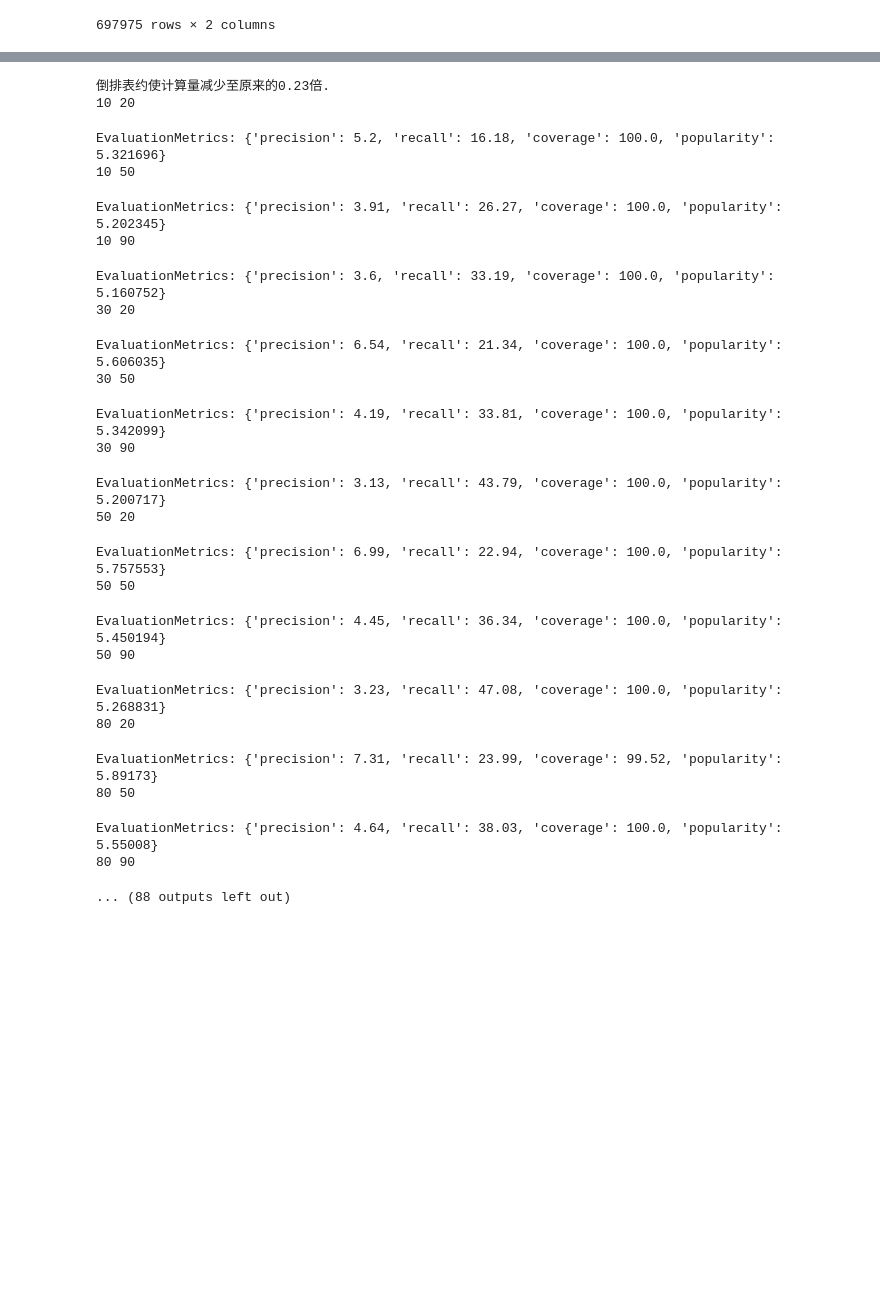
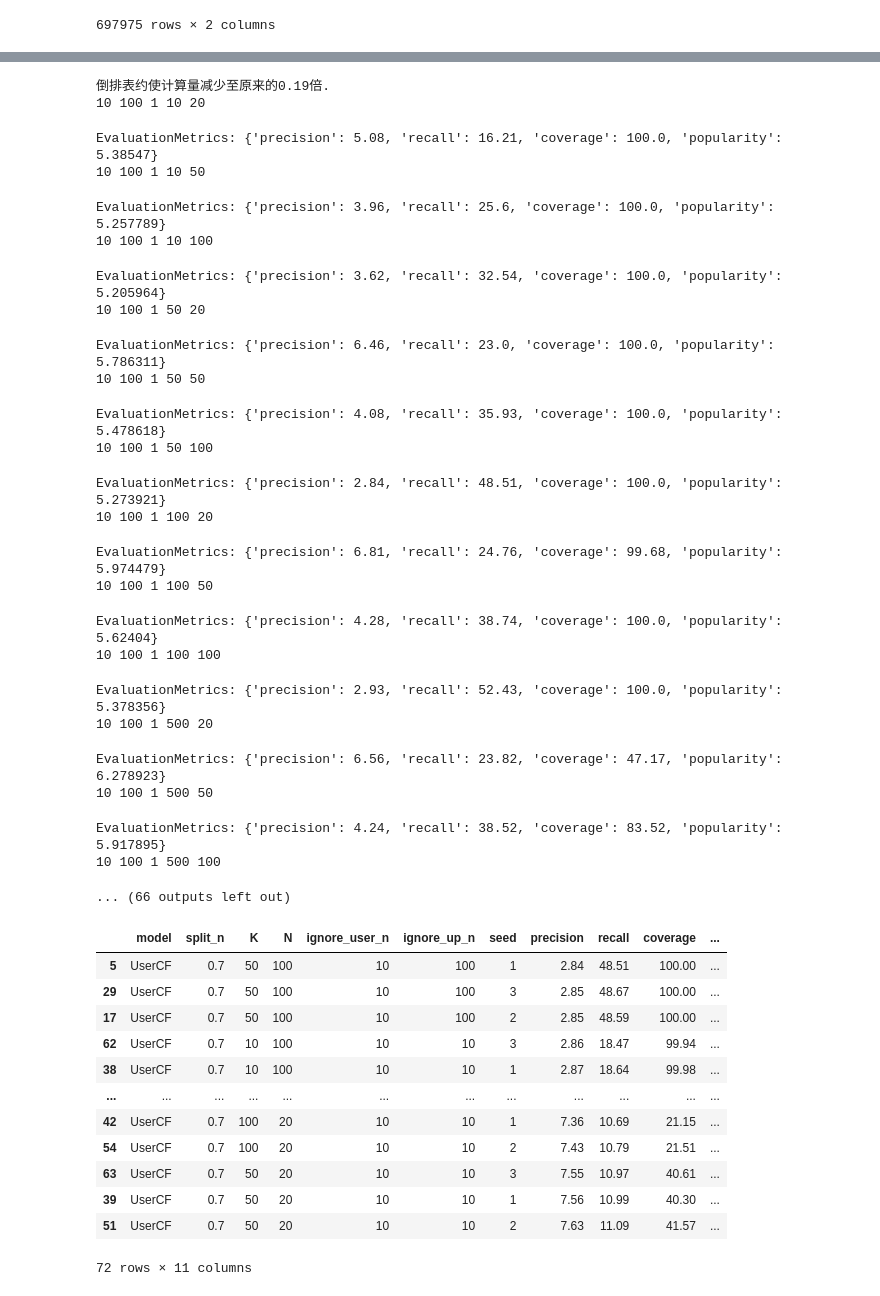
Before and after one commit to And370/Bilibili-Analyst, a Jupyter notebook: RecommendationSystem/source/Format.ipynb, the cells around one changed output, grey strips where cells are left out. Cells and saved outputs as stored; diff of their text form; code cells hidden in the pictures; blank space fills up the shorter version.

```diff
--- a/RecommendationSystem/source/Format.ipynb
+++ b/RecommendationSystem/source/Format.ipynb
@@ -262,9 +274,10 @@ results = pd.DataFrame(columns=["model","split_n","K","N",
 # %%
-for ignore_user_n,ignore_up_n,seed in its.product([30,10],[100,70,40,15],[1,2,3]):
+for ignore_user_n,ignore_up_n,seed in its.product([10],[100,10],[1,2,3]):
     model_usercf = UserCF(dt_fmt,K=30,N=30,split_n=0.7,
                           ignore_user_n=ignore_user_n,ignore_up_n=ignore_up_n,seed=seed)
-    for K,N in its.product([10,30,50,80,120],[20,50,90]):
-        print(K,N)
+    for K,N in its.product([10,50,100,500],[20,50,100]):
+        print(ignore_user_n,ignore_up_n,seed,
+              K,N)
         time.sleep(0.5)
         model_usercf.K = K
         model_usercf.N = N
@@ -280,28 +293,44 @@ for ignore_user_n,ignore_up_n,seed in its.product([30,10],[100,70,40,15],[1,2,3]
         res["N"] = N
         results = results.append(res,ignore_index=True)
 # %% [output]
-倒排表约使计算量减少至原来的0.23倍.
-10 20
+倒排表约使计算量减少至原来的0.19倍.
+10 100 1 10 20
-EvaluationMetrics: {'precision': 5.2, 'recall': 16.18, 'coverage': 100.0, 'popularity': 5.321696}
-10 50
+EvaluationMetrics: {'precision': 5.08, 'recall': 16.21, 'coverage': 100.0, 'popularity': 5.38547}
+10 100 1 10 50
-EvaluationMetrics: {'precision': 3.91, 'recall': 26.27, 'coverage': 100.0, 'popularity': 5.202345}
-10 90
+EvaluationMetrics: {'precision': 3.96, 'recall': 25.6, 'coverage': 100.0, 'popularity': 5.257789}
+10 100 1 10 100
-EvaluationMetrics: {'precision': 3.6, 'recall': 33.19, 'coverage': 100.0, 'popularity': 5.160752}
-30 20
+EvaluationMetrics: {'precision': 3.62, 'recall': 32.54, 'coverage': 100.0, 'popularity': 5.205964}
+10 100 1 50 20
-EvaluationMetrics: {'precision': 6.54, 'recall': 21.34, 'coverage': 100.0, 'popularity': 5.606035}
-30 50
+EvaluationMetrics: {'precision': 6.46, 'recall': 23.0, 'coverage': 100.0, 'popularity': 5.786311}
+10 100 1 50 50
-EvaluationMetrics: {'precision': 4.19, 'recall': 33.81, 'coverage': 100.0, 'popularity': 5.342099}
-30 90
+EvaluationMetrics: {'precision': 4.08, 'recall': 35.93, 'coverage': 100.0, 'popularity': 5.478618}
+10 100 1 50 100
-EvaluationMetrics: {'precision': 3.13, 'recall': 43.79, 'coverage': 100.0, 'popularity': 5.200717}
-50 20
+EvaluationMetrics: {'precision': 2.84, 'recall': 48.51, 'coverage': 100.0, 'popularity': 5.273921}
+10 100 1 100 20
-EvaluationMetrics: {'precision': 6.99, 'recall': 22.94, 'coverage': 100.0, 'popularity': 5.757553}
-50 50
+EvaluationMetrics: {'precision': 6.81, 'recall': 24.76, 'coverage': 99.68, 'popularity': 5.974479}
+10 100 1 100 50
-EvaluationMetrics: {'precision': 4.45, 'recall': 36.34, 'coverage': 100.0, 'popularity': 5.450194}
-50 90
+EvaluationMetrics: {'precision': 4.28, 'recall': 38.74, 'coverage': 100.0, 'popularity': 5.62404}
+10 100 1 100 100
-EvaluationMetrics: {'precision': 3.23, 'recall': 47.08, 'coverage': 100.0, 'popularity': 5.268831}
-80 20
+EvaluationMetrics: {'precision': 2.93, 'recall': 52.43, 'coverage': 100.0, 'popularity': 5.378356}
+10 100 1 500 20
-EvaluationMetrics: {'precision': 7.31, 'recall': 23.99, 'coverage': 99.52, 'popularity': 5.89173}
-80 50
+EvaluationMetrics: {'precision': 6.56, 'recall': 23.82, 'coverage': 47.17, 'popularity': 6.278923}
+10 100 1 500 50
-EvaluationMetrics: {'precision': 4.64, 'recall': 38.03, 'coverage': 100.0, 'popularity': 5.55008}
-80 90
+EvaluationMetrics: {'precision': 4.24, 'recall': 38.52, 'coverage': 83.52, 'popularity': 5.917895}
+10 100 1 500 100
-... (88 outputs left out)
+... (66 outputs left out)
+# %%
+results.sort_values("precision")
+# %% [output]
+|  | model | split_n | K | N | ignore_user_n | ignore_up_n | seed | precision | recall | coverage | ... |
+| 5 | UserCF | 0.7 | 50 | 100 | 10 | 100 | 1 | 2.84 | 48.51 | 100.00 | ... |
+| 29 | UserCF | 0.7 | 50 | 100 | 10 | 100 | 3 | 2.85 | 48.67 | 100.00 | ... |
+| 17 | UserCF | 0.7 | 50 | 100 | 10 | 100 | 2 | 2.85 | 48.59 | 100.00 | ... |
+| 62 | UserCF | 0.7 | 10 | 100 | 10 | 10 | 3 | 2.86 | 18.47 | 99.94 | ... |
+| 38 | UserCF | 0.7 | 10 | 100 | 10 | 10 | 1 | 2.87 | 18.64 | 99.98 | ... |
+| ... | ... | ... | ... | ... | ... | ... | ... | ... | ... | ... | ... |
+| 42 | UserCF | 0.7 | 100 | 20 | 10 | 10 | 1 | 7.36 | 10.69 | 21.15 | ... |
+| 54 | UserCF | 0.7 | 100 | 20 | 10 | 10 | 2 | 7.43 | 10.79 | 21.51 | ... |
+| 63 | UserCF | 0.7 | 50 | 20 | 10 | 10 | 3 | 7.55 | 10.97 | 40.61 | ... |
+| 39 | UserCF | 0.7 | 50 | 20 | 10 | 10 | 1 | 7.56 | 10.99 | 40.30 | ... |
+| 51 | UserCF | 0.7 | 50 | 20 | 10 | 10 | 2 | 7.63 | 11.09 | 41.57 | ... |
+72 rows × 11 columns
```
Also changed, not shown: parts of 12 cells of this notebook, 1 other file.
